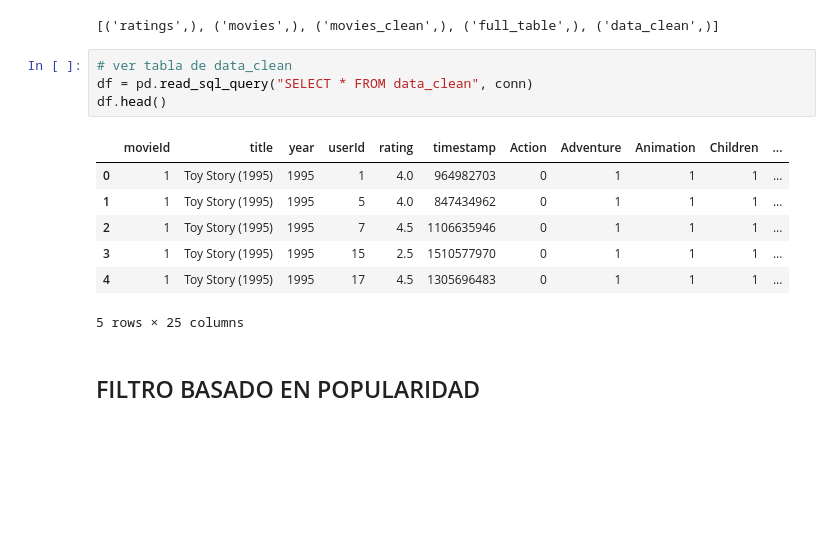
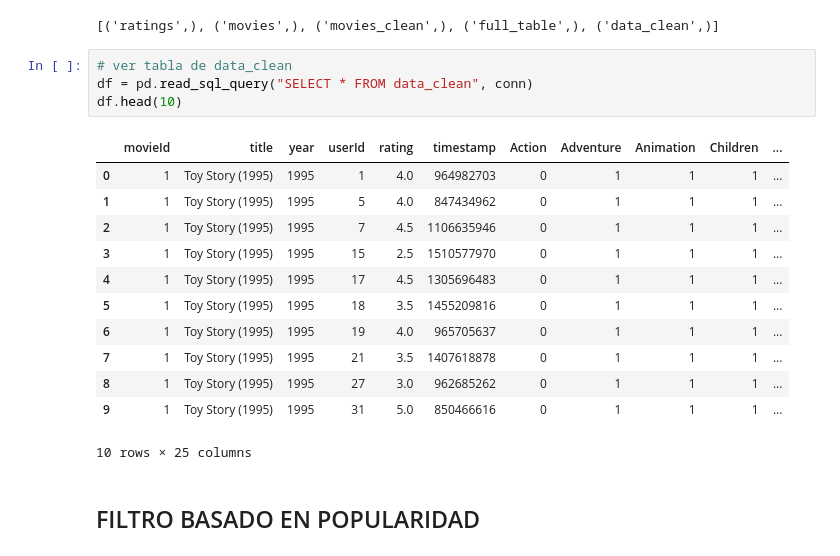
Before and after one commit to diegosaaval/film-recommendation-system, a Jupyter notebook: 2_sysrec.ipynb, the cells around one changed output. Saved outputs shown, nothing was run; the diff lists cells and outputs as text; blank space fills up the shorter version.

```diff
--- a/2_sysrec.ipynb
+++ b/2_sysrec.ipynb
@@ -15,15 +15,20 @@ print(cur.fetchall())
 # %%
 # ver tabla de data_clean
 df = pd.read_sql_query("SELECT * FROM data_clean", conn)
-df.head()
+df.head(10)
 # %% [output]
 |  | movieId | title | year | userId | rating | timestamp | Action | Adventure | Animation | Children | ... |
 | 0 | 1 | Toy Story (1995) | 1995 | 1 | 4.0 | 964982703 | 0 | 1 | 1 | 1 | ... |
 | 1 | 1 | Toy Story (1995) | 1995 | 5 | 4.0 | 847434962 | 0 | 1 | 1 | 1 | ... |
 | 2 | 1 | Toy Story (1995) | 1995 | 7 | 4.5 | 1106635946 | 0 | 1 | 1 | 1 | ... |
 | 3 | 1 | Toy Story (1995) | 1995 | 15 | 2.5 | 1510577970 | 0 | 1 | 1 | 1 | ... |
 | 4 | 1 | Toy Story (1995) | 1995 | 17 | 4.5 | 1305696483 | 0 | 1 | 1 | 1 | ... |
+| 5 | 1 | Toy Story (1995) | 1995 | 18 | 3.5 | 1455209816 | 0 | 1 | 1 | 1 | ... |
+| 6 | 1 | Toy Story (1995) | 1995 | 19 | 4.0 | 965705637 | 0 | 1 | 1 | 1 | ... |
+| 7 | 1 | Toy Story (1995) | 1995 | 21 | 3.5 | 1407618878 | 0 | 1 | 1 | 1 | ... |
+| 8 | 1 | Toy Story (1995) | 1995 | 27 | 3.0 | 962685262 | 0 | 1 | 1 | 1 | ... |
+| 9 | 1 | Toy Story (1995) | 1995 | 31 | 5.0 | 850466616 | 0 | 1 | 1 | 1 | ... |
-5 rows × 25 columns
+10 rows × 25 columns
 # %% [markdown]
 ## FILTRO BASADO EN POPULARIDAD
 # %% [markdown]
```
Also changed, not shown: parts of 3 cells of this notebook.
